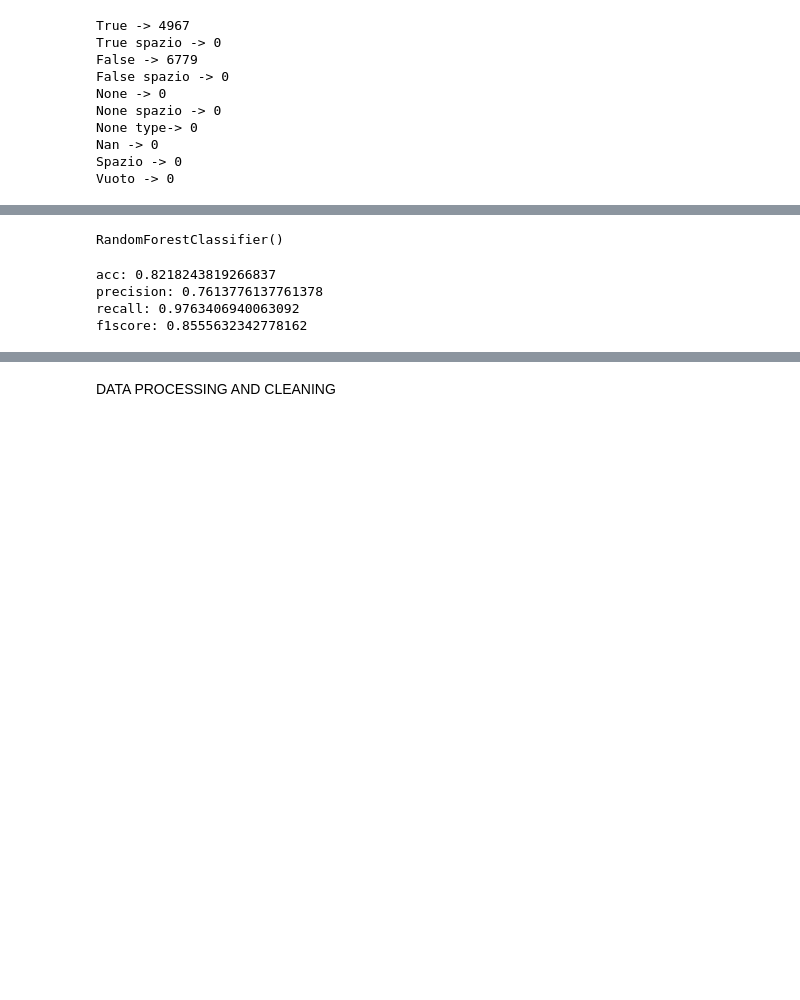
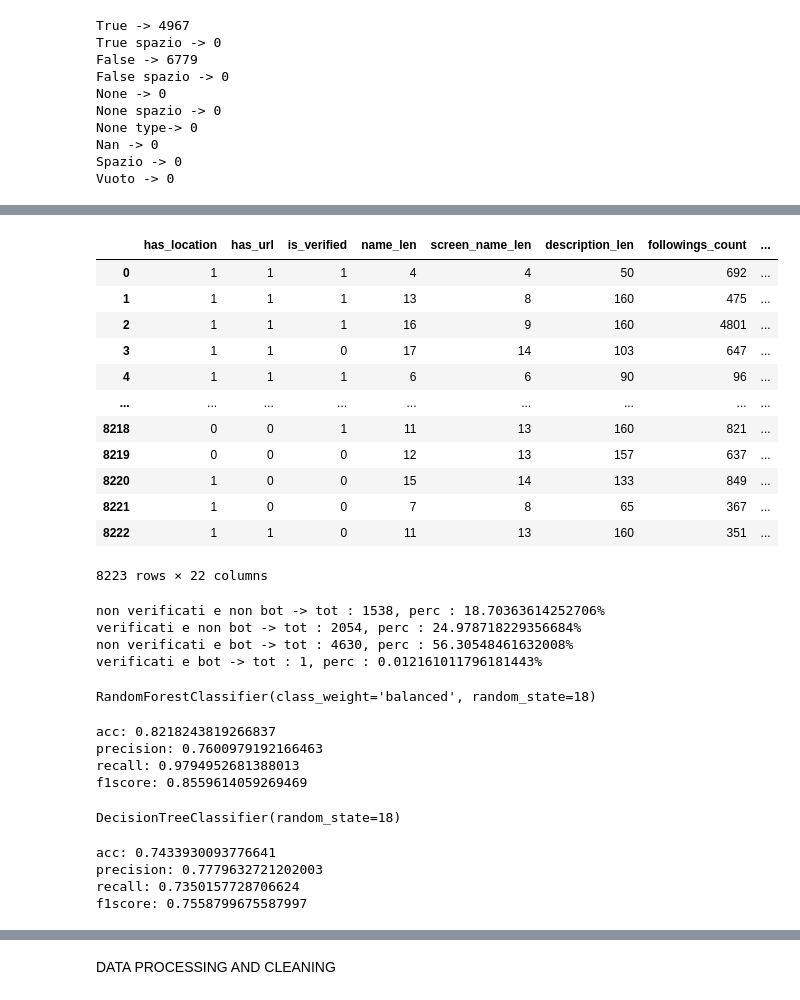
Before and after one commit to riccardodm97/twebot, a Jupyter notebook: temp/forest.ipynb, the cells around one changed output, grey strips where cells are left out. Cells and saved outputs as stored; diff of their text form; code cells hidden in the pictures; blank space fills up the shorter version.

```diff
--- a/temp/forest.ipynb
+++ b/temp/forest.ipynb
@@ -260,9 +269,43 @@ test = feature_df[feature_df['split'] == 'test'].reset_index(drop=True)
+# %%
+X_train
+# %% [output]
+|  | has_location | has_url | is_verified | name_len | screen_name_len | description_len | followings_count | ... |
+| 0 | 1 | 1 | 1 | 4 | 4 | 50 | 692 | ... |
+| 1 | 1 | 1 | 1 | 13 | 8 | 160 | 475 | ... |
+| 2 | 1 | 1 | 1 | 16 | 9 | 160 | 4801 | ... |
+| 3 | 1 | 1 | 0 | 17 | 14 | 103 | 647 | ... |
+| 4 | 1 | 1 | 1 | 6 | 6 | 90 | 96 | ... |
+| ... | ... | ... | ... | ... | ... | ... | ... | ... |
+| 8218 | 0 | 0 | 1 | 11 | 13 | 160 | 821 | ... |
+| 8219 | 0 | 0 | 0 | 12 | 13 | 157 | 637 | ... |
+| 8220 | 1 | 0 | 0 | 15 | 14 | 133 | 849 | ... |
+| 8221 | 1 | 0 | 0 | 7 | 8 | 65 | 367 | ... |
+| 8222 | 1 | 1 | 0 | 11 | 13 | 160 | 351 | ... |
+8223 rows × 22 columns
+# %%
+a = X_train[X_train['is_verified'] == 0]
+b = X_train[X_train['is_verified'] == 1]
+
+
+c = len(X_train)
+
+
+d1= len(a[y_train == 0])
+d2= len(b[y_train == 0])
+d3= len(a[y_train == 1])
+d4= len(b[y_train == 1])
+
+print(f'non verificati e non bot -> tot : {d1}, perc : {(d1/c)*100}%')
+print(f'verificati e non bot -> tot : {d2}, perc : {(d2/c)*100}%')
+print(f'non verificati e bot -> tot : {d3}, perc : {(d3/c)*100}%')
+print(f'verificati e bot -> tot : {d4}, perc : {(d4/c)*100}%')
+# %% [output]
+non verificati e non bot -> tot : 1538, perc : 18.70363614252706%
+verificati e non bot -> tot : 2054, perc : 24.978718229356684%
+non verificati e bot -> tot : 4630, perc : 56.30548461632008%
+verificati e bot -> tot : 1, perc : 0.012161011796181443%
 # %%
-X_train, y_train = train.drop(columns=["account_id", "label", "split"], axis=1), train["label"]
-X_val, y_val = val.drop(columns=["account_id", "label", "split"], axis=1), val["label"]
-X_test, y_test = test.drop(columns=["account_id", "label", "split"], axis=1), test["label"]
-
-rf = RandomForestClassifier(n_estimators=100)
+rf = RandomForestClassifier(n_estimators=100, class_weight='balanced', random_state=18)
 rf.fit(X_train, y_train)
 
 y_pred = rf.predict(X_test)
@@ -277,8 +320,32 @@ print('precision:', precision)
 print('recall:', recall)
 print('f1score:', f1score)
 # %% [output]
-RandomForestClassifier()
+RandomForestClassifier(class_weight='balanced', random_state=18)
 acc: 0.8218243819266837
-precision: 0.7613776137761378
-recall: 0.9763406940063092
-f1score: 0.8555632342778162
+precision: 0.7600979192166463
+recall: 0.9794952681388013
+f1score: 0.8559614059269469
+# %%
+from sklearn.tree import DecisionTreeClassifier
+
+dt = DecisionTreeClassifier(random_state=18)
+
+dt.fit(X_train, y_train)
+
+y_pred = dt.predict(X_test)
+
+acc = accuracy_score(y_test, y_pred)
+precision = precision_score(y_test, y_pred)
+recall = recall_score(y_test, y_pred)
+f1score = f1_score(y_test, y_pred)
+
+print('acc:', acc)
+print('precision:', precision)
+print('recall:', recall)
+print('f1score:', f1score)
+# %% [output]
+DecisionTreeClassifier(random_state=18)
+acc: 0.7433930093776641
+precision: 0.7779632721202003
+recall: 0.7350157728706624
+f1score: 0.7558799675587997
```
Also changed, not shown: parts of 7 cells of this notebook, 1 other file.
